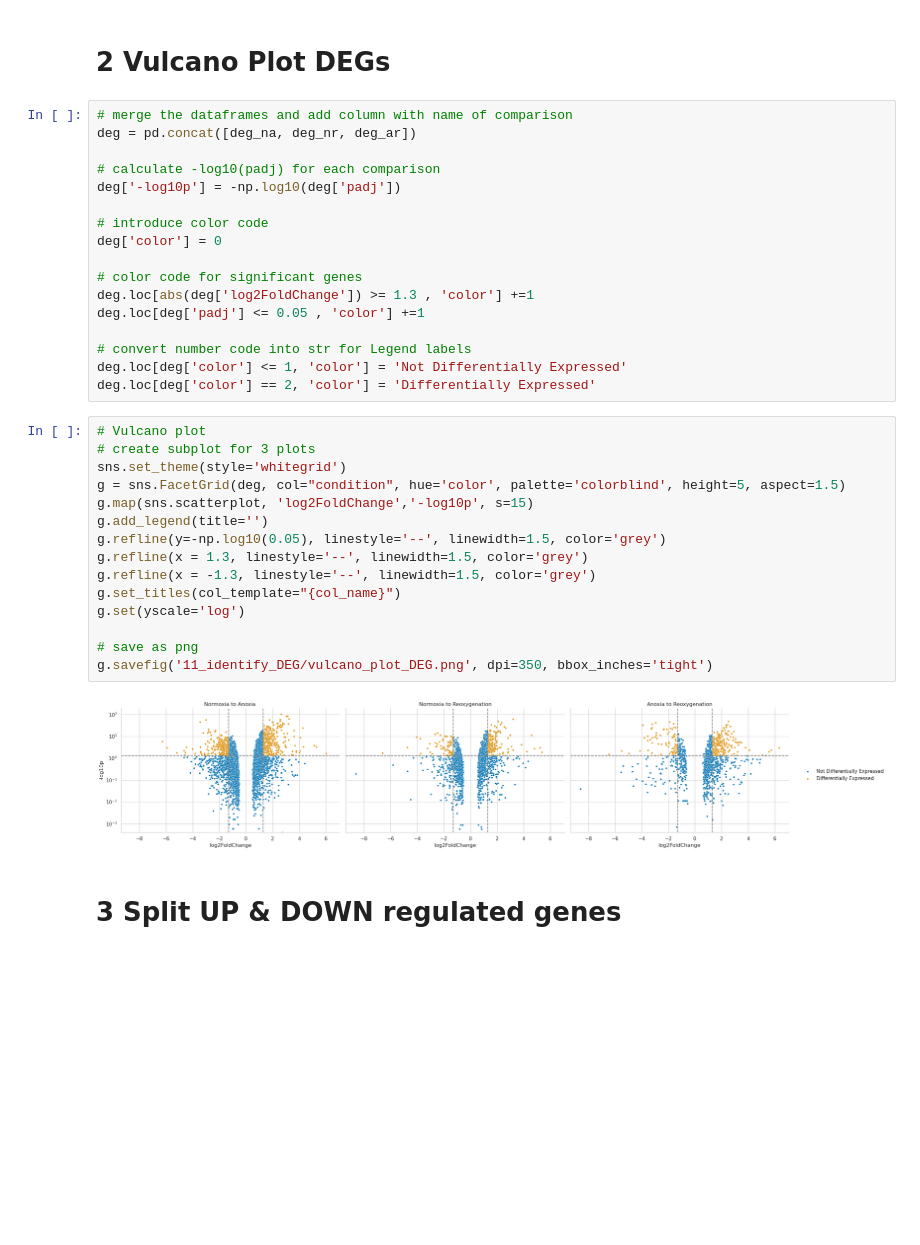
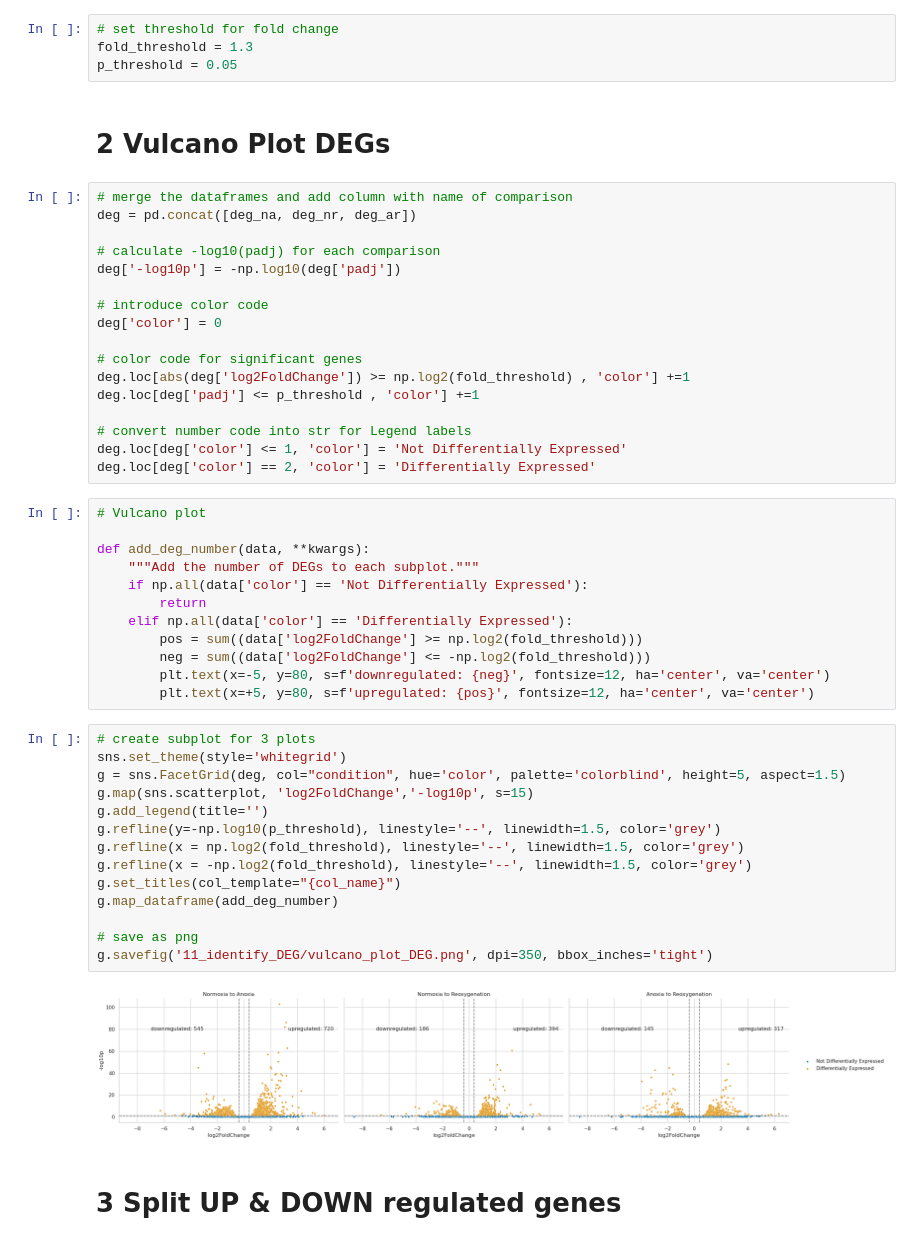
Before and after one commit to MagdalenaWinklhofer/WholeGenomeBisulphiteSequencing, a Jupyter notebook: RNAseq_pipeline/11_identify_DEG.ipynb, the cells around one changed output. Cells and saved outputs as stored; diff of their text form; blank space fills up the shorter version.

```diff
--- a/RNAseq_pipeline/11_identify_DEG.ipynb
+++ b/RNAseq_pipeline/11_identify_DEG.ipynb
@@ -22,6 +22,10 @@ deg_ar = deg_ar.dropna(subset=['padj'])
 deg_na = deg_na.dropna(subset=['log2FoldChange'])
 deg_nr = deg_nr.dropna(subset=['log2FoldChange'])
 deg_ar = deg_ar.dropna(subset=['log2FoldChange'])
+# %%
+# set threshold for fold change
+fold_threshold = 1.3
+p_threshold = 0.05
 # %% [markdown]
 # 2 Vulcano Plot DEGs
 # %%
@@ -35,29 +39,40 @@ deg['-log10p'] = -np.log10(deg['padj'])
 deg['color'] = 0
 
 # color code for significant genes
-deg.loc[abs(deg['log2FoldChange']) >= 1.3 , 'color'] +=1
-deg.loc[deg['padj'] <= 0.05 , 'color'] +=1
+deg.loc[abs(deg['log2FoldChange']) >= np.log2(fold_threshold) , 'color'] +=1
+deg.loc[deg['padj'] <= p_threshold , 'color'] +=1
 
 # convert number code into str for Legend labels
 deg.loc[deg['color'] <= 1, 'color'] = 'Not Differentially Expressed'
 deg.loc[deg['color'] == 2, 'color'] = 'Differentially Expressed'
+# %%
+# Vulcano plot
+
+def add_deg_number(data, **kwargs):
+    """Add the number of DEGs to each subplot."""
+    if np.all(data['color'] == 'Not Differentially Expressed'):
+        return
+    elif np.all(data['color'] == 'Differentially Expressed'):
+        pos = sum((data['log2FoldChange'] >= np.log2(fold_threshold)))
+        neg = sum((data['log2FoldChange'] <= -np.log2(fold_threshold)))
+        plt.text(x=-5, y=80, s=f'downregulated: {neg}', fontsize=12, ha='center', va='center')
+        plt.text(x=+5, y=80, s=f'upregulated: {pos}', fontsize=12, ha='center', va='center')
 # %%
-# Vulcano plot
 # create subplot for 3 plots
 sns.set_theme(style='whitegrid')
 g = sns.FacetGrid(deg, col="condition", hue='color', palette='colorblind', height=5, aspect=1.5)
 g.map(sns.scatterplot, 'log2FoldChange','-log10p', s=15)
 g.add_legend(title='')
-g.refline(y=-np.log10(0.05), linestyle='--', linewidth=1.5, color='grey')
-g.refline(x = 1.3, linestyle='--', linewidth=1.5, color='grey')
-g.refline(x = -1.3, linestyle='--', linewidth=1.5, color='grey')
+g.refline(y=-np.log10(p_threshold), linestyle='--', linewidth=1.5, color='grey')
+g.refline(x = np.log2(fold_threshold), linestyle='--', linewidth=1.5, color='grey')
+g.refline(x = -np.log2(fold_threshold), linestyle='--', linewidth=1.5, color='grey')
 g.set_titles(col_template="{col_name}")
-g.set(yscale='log')
+g.map_dataframe(add_deg_number)
 
 # save as png
 g.savefig('11_identify_DEG/vulcano_plot_DEG.png', dpi=350, bbox_inches='tight')
 # %% [output]
-[figure, old version]
+[figure, new version]
 # %% [markdown]
 # 3 Split UP & DOWN regulated genes
 # %%
```
Also changed, not shown: parts of 10 cells of this notebook, 2 other files.
